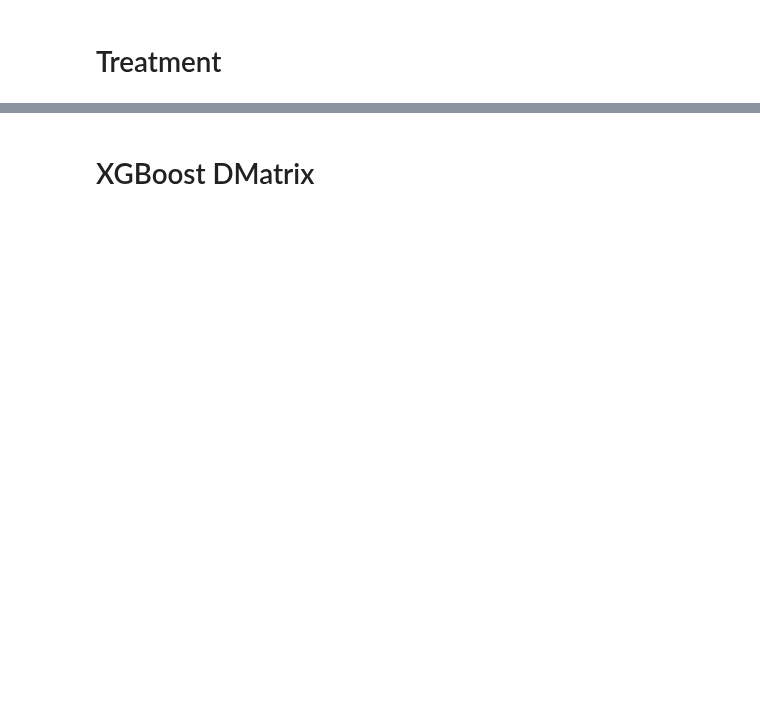
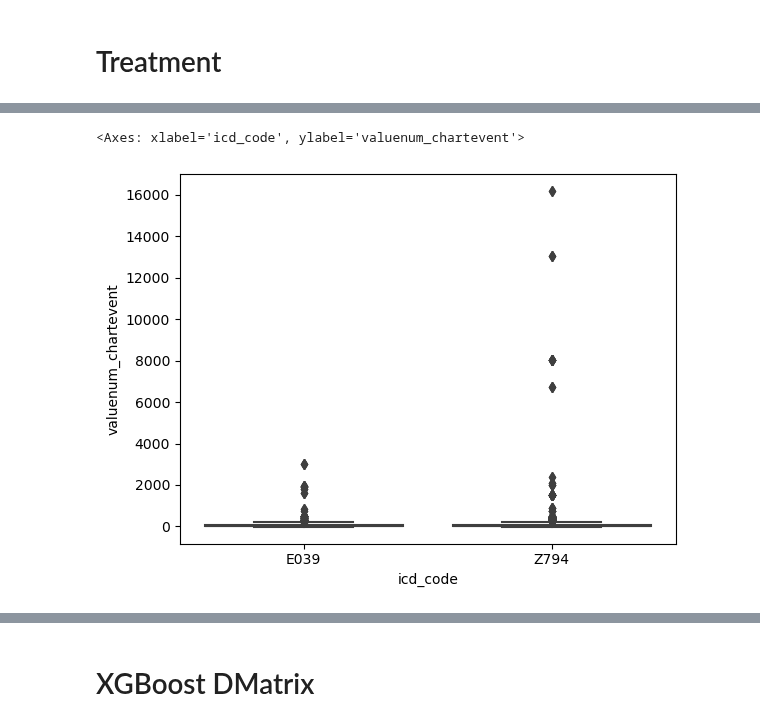
Before and after one commit to CatarinaCosta02/Master_Thesis, a Jupyter notebook: models/XGBoost.ipynb, the cells around one changed output, grey strips where cells are left out. Drawn from its saved outputs; the diff is of its cells as text; code cells hidden in the pictures; blank space fills up the shorter version.

```diff
--- a/models/XGBoost.ipynb
+++ b/models/XGBoost.ipynb
@@ -80,0 +141,5 @@ time_since_admission_labevent          0          0.0
+# %%
+sns.boxplot(data=df[df['icd_code'].isin(['E039', 'Z794'])], x='icd_code', y='valuenum_chartevent')
+# %% [output]
+<Axes: xlabel='icd_code', ylabel='valuenum_chartevent'>
+[figure, added]
```
Also changed, not shown: parts of 15 cells of this notebook, 1 other file.
